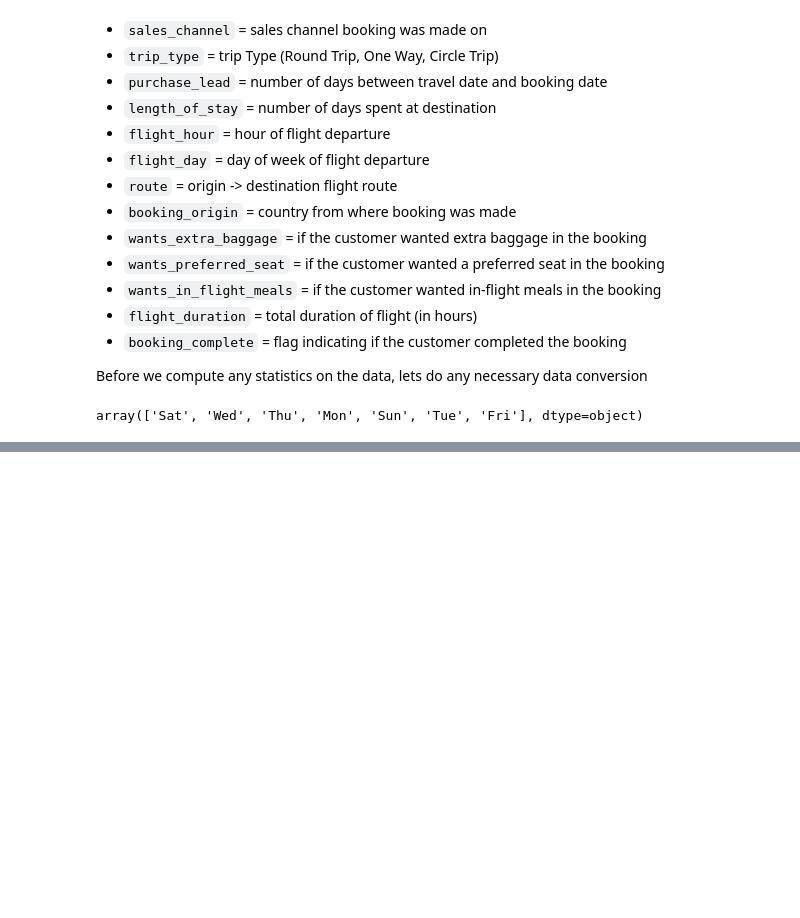
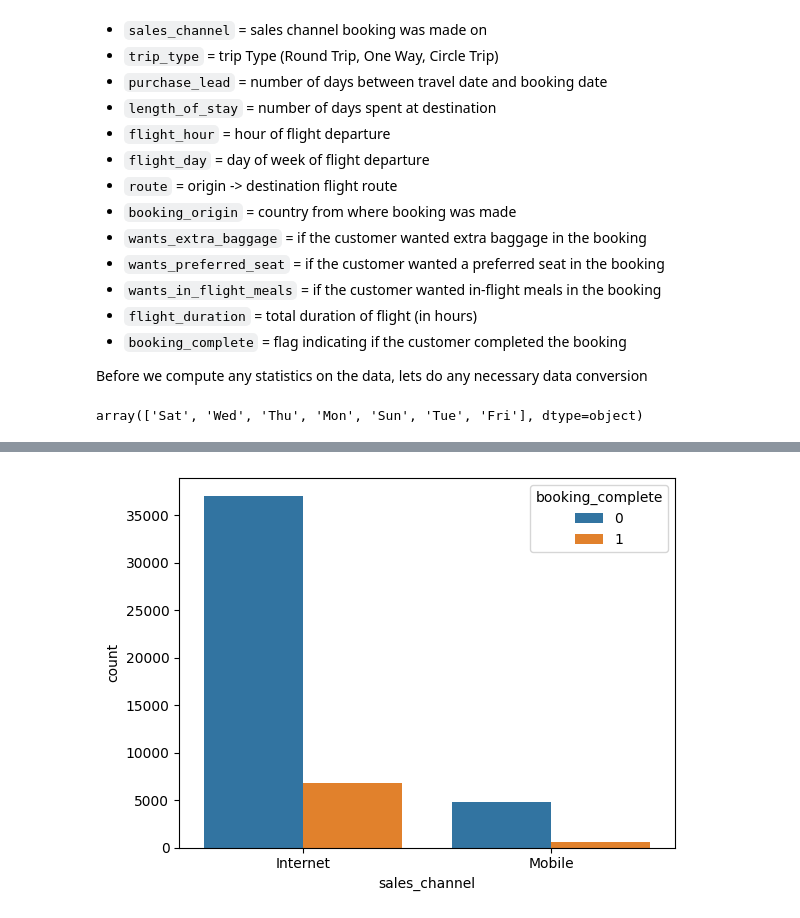
Before and after one commit to knightmaiga/Flight_booking_pred, a Jupyter notebook: Flight Holiday Booking Prediction.ipynb, the cells around one changed output, grey strips where cells are left out. Cells and saved outputs as stored; diff of their text form; code cells hidden in the pictures; blank space fills up the shorter version.

```diff
--- a/Flight Holiday Booking Prediction.ipynb
+++ b/Flight Holiday Booking Prediction.ipynb
@@ -15,5 +16,5 @@ import pandas as pd
 # %%
-df = pd.read_csv("data/customer_booking.csv", encoding="ISO-8859-1")
+df = pd.read_csv("C:/Users/knigh/Downloads/customer_booking.csv", encoding="ISO-8859-1")
 df.head()
 # %% [output]
 |  | num_passengers | sales_channel | trip_type | purchase_lead | length_of_stay | flight_hour | flight_day | ... |
@@ -81,6 +82,8 @@ mapping = {
 }
 
 df["flight_day"] = df["flight_day"].map(mapping)
+# %%
+df=df.drop('route',axis=1)
 # %%
 df["flight_day"].unique()
 # %% [output]
@@ -103,0 +107,2 @@ From this point, you should continue exploring the dataset with some visualisati
+# %%
+df=df.drop_duplicates()
@@ -103,0 +125,5 @@ From this point, you should continue exploring the dataset with some visualisati
+# %%
+sns.countplot(x='sales_channel',hue='booking_complete',data=df)
+plt.show()
+# %% [output]
+[figure, added]
```
Also changed, not shown: parts of 29 cells of this notebook.
